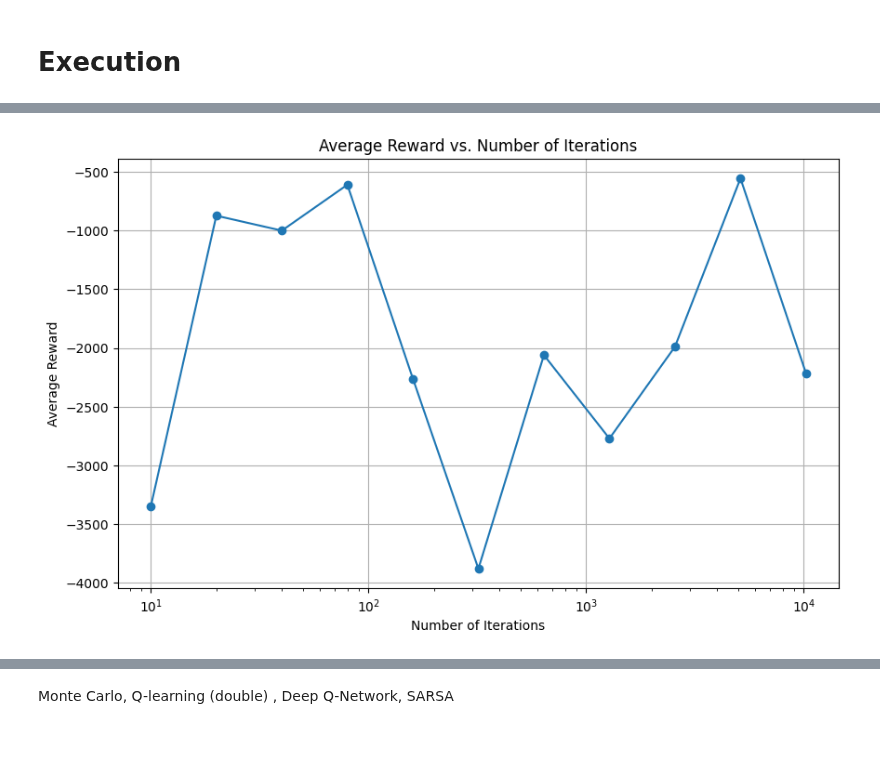
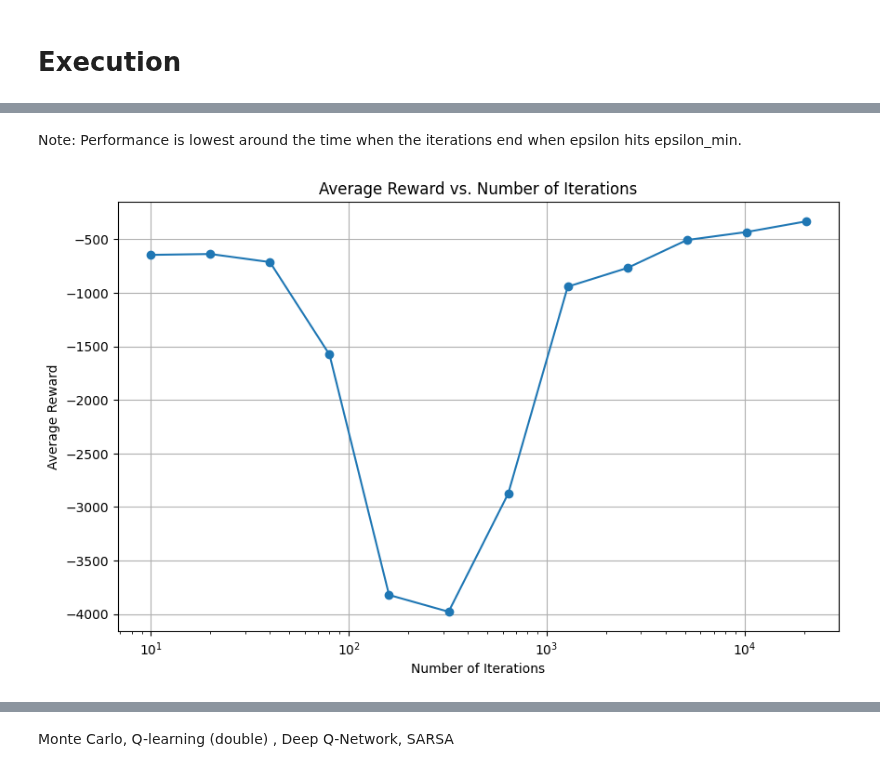
Before and after one commit to ltempfli/AAA-AIbertus-Magnus, a Jupyter notebook: tasks/05_Smart_Charging_Using_Reinforcement_Learning.ipynb, the cells around one changed output, grey strips where cells are left out. Saved outputs shown, nothing was run; the diff lists cells and outputs as text; code cells hidden in the pictures; blank space fills up the shorter version.

Commit message:
fix reset bugs. add random/sequential train split. add parallel coordinate plot

```diff
--- a/tasks/05_Smart_Charging_Using_Reinforcement_Learning.ipynb
+++ b/tasks/05_Smart_Charging_Using_Reinforcement_Learning.ipynb
@@ -332,9 +401,12 @@ class SARSA_Agent():
 
         self.q_table[state_key][action] += self.alpha * td_error
 
-    def train(self, iterations):
+    def train(self, iterations,random_iter):
         for i in range(iterations):
-            state = self.env.reset().copy()
+            if i < random_iter:
+                state = self.env.reset_random()
+            else:
+                state = self.env.reset()
             action = self.pick_action(state)
             done = False
 
@@ -349,6 +421,7 @@ class SARSA_Agent():
 
             self.epsilon = max(self.epsilon_min, self.epsilon * self.epsilon_decay)
 
+        self.env.reset_episode()
         return self.q_table
 # %% [markdown]
 ## Q Learning
@@ -521,7 +601,10 @@ class DQN_Agent():
 # %% [markdown]
 # Execution
 # %%
-actions = {i: i for i in range(23)}
-env = SmartCharging(actions=actions, cap=80, stuck_penalty=-5000,sequential=True)
+#actions = {i: i for i in range(23)}
+actions = {0: 0, 1: 3, 2: 7, 3: 11, 4: 17}
+#DC Fast Charger: ~17 kWh /15 Min
+#Tesla Model S has 100 kWh battery capacity
+env = SmartCharging(actions=actions, cap=100, stuck_penalty=-10000,sequential_after_num_iterations=10000)
 # %%
 MC_q_table = MC_Agent(
@@ -530,6 +613,6 @@ MC_q_table = MC_Agent(
 # %%
 SARSA_q_table = SARSA_Agent(
-    alpha=0.01, gamma=0.9, env=env, epsilon=1, epsilon_decay=0.99, epsilon_min=0.01
-).train(100000)
+    alpha=0.1, gamma=0.95, env=env, epsilon=1, epsilon_decay=0.99, epsilon_min=0.01
+).train(100000,20000)
 # %%
 QLEARN_q_table = QLearning_Agent(
@@ -585,29 +675,31 @@ Deep Q-Network
  Empty Q-values:  0.0 %
+# %% [markdown]
+Note: Performance is lowest around the time when the iterations end when epsilon hits epsilon_min.
 # %%
-iterations_list = [10, 20, 40, 80, 160, 320, 640, 1280, 2560, 5120, 10240]
+iterations_list = [10, 20, 40, 80, 160, 320, 640, 1280, 2560, 5120, 10240,20480]
 num_test_episodes = 100
 num_subiter = 5
 
 average_rewards = {}
 
 for iterations in iterations_list:
     rewards = []
     for _ in range(num_subiter):
-        QLEARN_q_table = QLearning_Agent(
-            alpha=0.1, gamma=0.9, env=env, epsilon=0.01, epsilon_decay=0.999, epsilon_min=0.01
+        SARSA_q_table = SARSA_Agent(
+            alpha=0.1, gamma=0.9, env=env, epsilon=0.5, epsilon_decay=0.999, epsilon_min=0.01
         ).train(iterations)
 
-        average_reward, _ = evaluate_q_table(QLEARN_q_table, env, num_episodes=num_test_episodes)
+        average_reward, _ = evaluate_q_table(SARSA_q_table, env, num_episodes=num_test_episodes)
         rewards.append(average_reward)
     average_rewards[iterations] = np.mean(rewards)
 
 plt.figure(figsize=(10, 6))
 plt.plot(list(average_rewards.keys()), list(average_rewards.values()), marker='o')
 plt.xscale('log')
 plt.xlabel('Number of Iterations')
 plt.ylabel('Average Reward')
 plt.title('Average Reward vs. Number of Iterations')
 plt.grid(True)
 plt.show()
 # %% [output]
-[figure, old version]
+[figure, new version]
```
Also changed, not shown: parts of 12 cells of this notebook.
